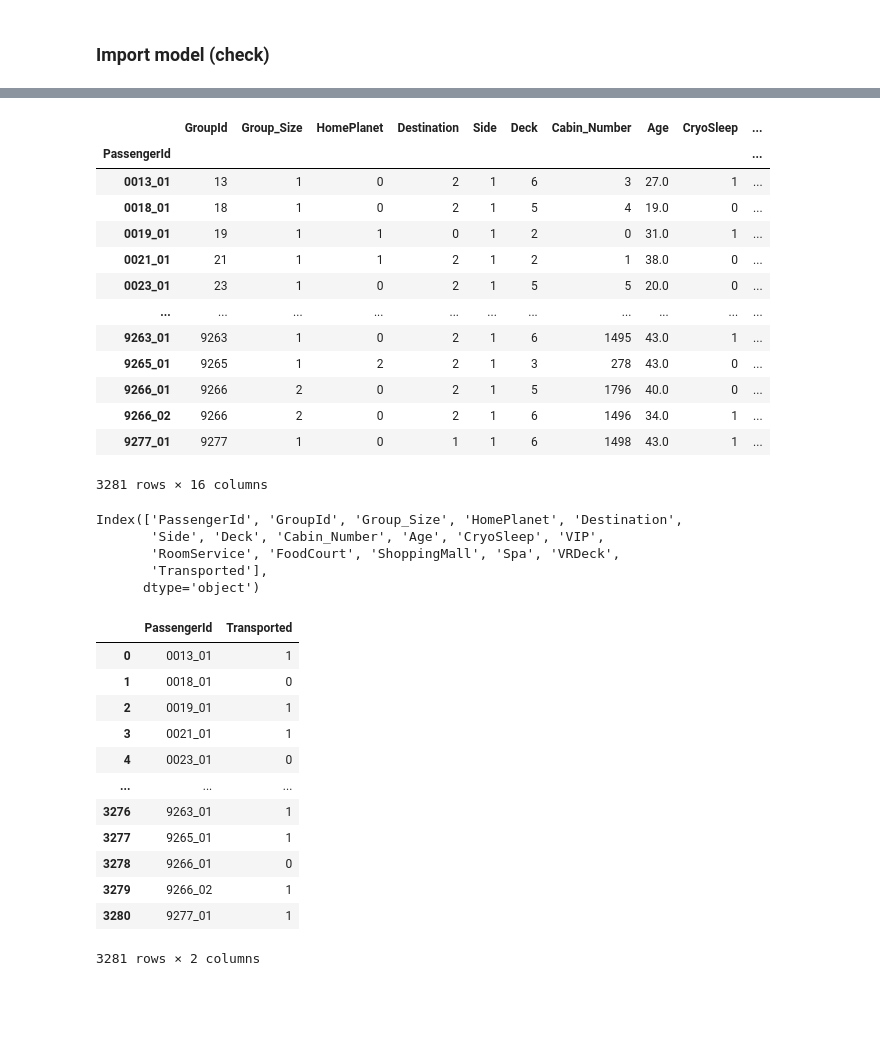
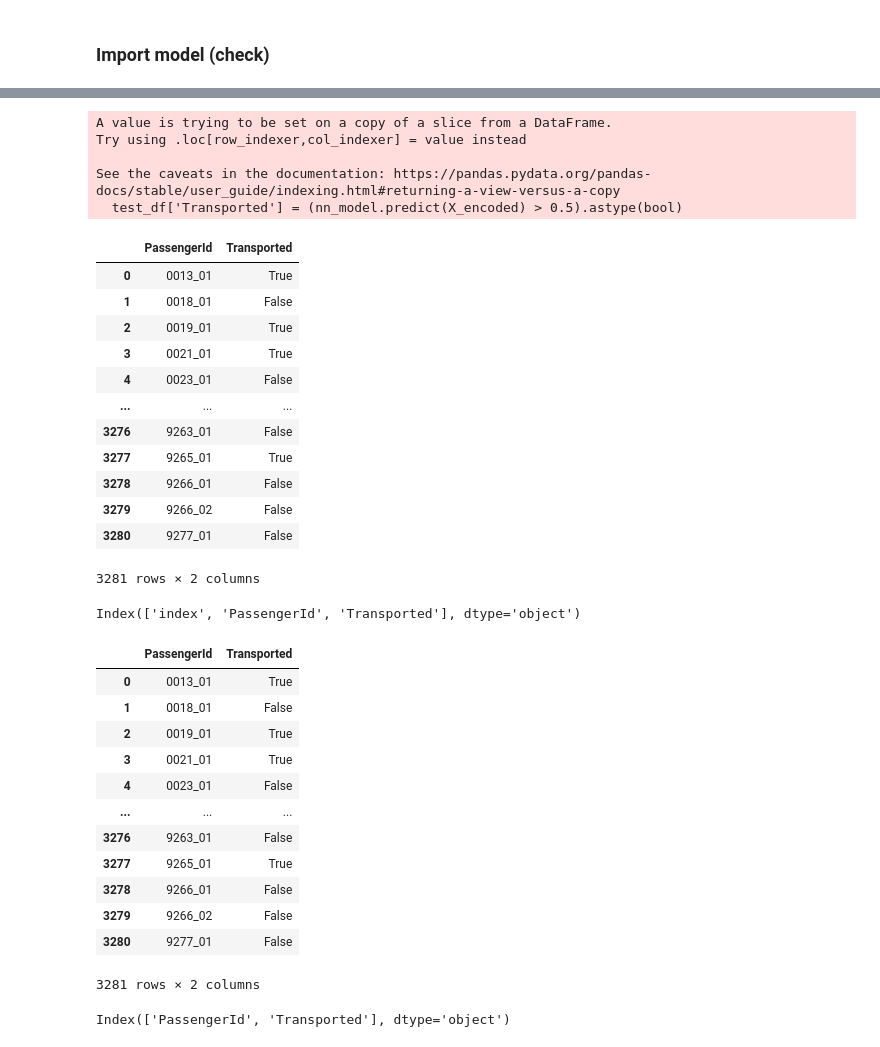
Before and after one commit to jamie-miller-rva/Kaggle_Spaceship-Titanic_ML_Project, a Jupyter notebook: Test_Spaceship_Titanic_ML.ipynb, the cells around one changed output, grey strips where cells are left out. Drawn from its saved outputs; the diff is of its cells as text; code cells hidden in the pictures; blank space fills up the shorter version.

```diff
--- a/Test_Spaceship_Titanic_ML.ipynb
+++ b/Test_Spaceship_Titanic_ML.ipynb
@@ -210,5 +211,5 @@ array([[0.5173777 ],
 # %%
 # make class predictions with the model
-test_df['Transported'] = (nn_model.predict(X_encoded) > 0.5).astype(int)
+test_df['Transported'] = (nn_model.predict(X_encoded) > 0.5).astype(bool)
 test_df
 # %% [output]
@@ -215,17 +217,21 @@ test_df
+A value is trying to be set on a copy of a slice from a DataFrame.
+Try using .loc[row_indexer,col_indexer] = value instead
+
+See the caveats in the documentation: https://pandas.pydata.org/pandas-docs/stable/user_guide/indexing.html#returning-a-view-versus-a-copy
+  test_df['Transported'] = (nn_model.predict(X_encoded) > 0.5).astype(bool)
-|  | GroupId | Group_Size | HomePlanet | Destination | Side | Deck | Cabin_Number | Age | CryoSleep | ... |
-| PassengerId |  |  |  |  |  |  |  |  |  | ... |
-| 0013_01 | 13 | 1 | 0 | 2 | 1 | 6 | 3 | 27.0 | 1 | ... |
-| 0018_01 | 18 | 1 | 0 | 2 | 1 | 5 | 4 | 19.0 | 0 | ... |
-| 0019_01 | 19 | 1 | 1 | 0 | 1 | 2 | 0 | 31.0 | 1 | ... |
-| 0021_01 | 21 | 1 | 1 | 2 | 1 | 2 | 1 | 38.0 | 0 | ... |
-| 0023_01 | 23 | 1 | 0 | 2 | 1 | 5 | 5 | 20.0 | 0 | ... |
-| ... | ... | ... | ... | ... | ... | ... | ... | ... | ... | ... |
-| 9263_01 | 9263 | 1 | 0 | 2 | 1 | 6 | 1495 | 43.0 | 1 | ... |
-| 9265_01 | 9265 | 1 | 2 | 2 | 1 | 3 | 278 | 43.0 | 0 | ... |
-| 9266_01 | 9266 | 2 | 0 | 2 | 1 | 5 | 1796 | 40.0 | 0 | ... |
-| 9266_02 | 9266 | 2 | 0 | 2 | 1 | 6 | 1496 | 34.0 | 1 | ... |
-| 9277_01 | 9277 | 1 | 0 | 1 | 1 | 6 | 1498 | 43.0 | 1 | ... |
+|  | PassengerId | Transported |
+| 0 | 0013_01 | True |
+| 1 | 0018_01 | False |
+| 2 | 0019_01 | True |
+| 3 | 0021_01 | True |
+| 4 | 0023_01 | False |
+| ... | ... | ... |
+| 3276 | 9263_01 | False |
+| 3277 | 9265_01 | True |
+| 3278 | 9266_01 | False |
+| 3279 | 9266_02 | False |
+| 3280 | 9277_01 | False |
-3281 rows × 16 columns
+3281 rows × 2 columns
 # %%
 # put in sample_submission format
 # "PassengerId", "Transported"
@@ -234,11 +240,7 @@ test_df.reset_index(inplace=True)
 # %%
 test_df.columns
 # %% [output]
-Index(['PassengerId', 'GroupId', 'Group_Size', 'HomePlanet', 'Destination',
-       'Side', 'Deck', 'Cabin_Number', 'Age', 'CryoSleep', 'VIP',
-       'RoomService', 'FoodCourt', 'ShoppingMall', 'Spa', 'VRDeck',
-       'Transported'],
-      dtype='object')
+Index(['index', 'PassengerId', 'Transported'], dtype='object')
 # %%
 # keep just PassengerId and Transported
 columns =['PassengerId', 'Transported']
@@ -246,15 +248,19 @@ test_df = test_df[columns]
 test_df
 # %% [output]
 |  | PassengerId | Transported |
-| 0 | 0013_01 | 1 |
-| 1 | 0018_01 | 0 |
-| 2 | 0019_01 | 1 |
-| 3 | 0021_01 | 1 |
-| 4 | 0023_01 | 0 |
+| 0 | 0013_01 | True |
+| 1 | 0018_01 | False |
+| 2 | 0019_01 | True |
+| 3 | 0021_01 | True |
+| 4 | 0023_01 | False |
 | ... | ... | ... |
-| 3276 | 9263_01 | 1 |
-| 3277 | 9265_01 | 1 |
-| 3278 | 9266_01 | 0 |
-| 3279 | 9266_02 | 1 |
-| 3280 | 9277_01 | 1 |
+| 3276 | 9263_01 | False |
+| 3277 | 9265_01 | True |
+| 3278 | 9266_01 | False |
+| 3279 | 9266_02 | False |
+| 3280 | 9277_01 | False |
 3281 rows × 2 columns
+# %%
+test_df.columns
+# %% [output]
+Index(['PassengerId', 'Transported'], dtype='object')
```
Also changed, not shown: parts of 5 cells of this notebook, 57 other files.
